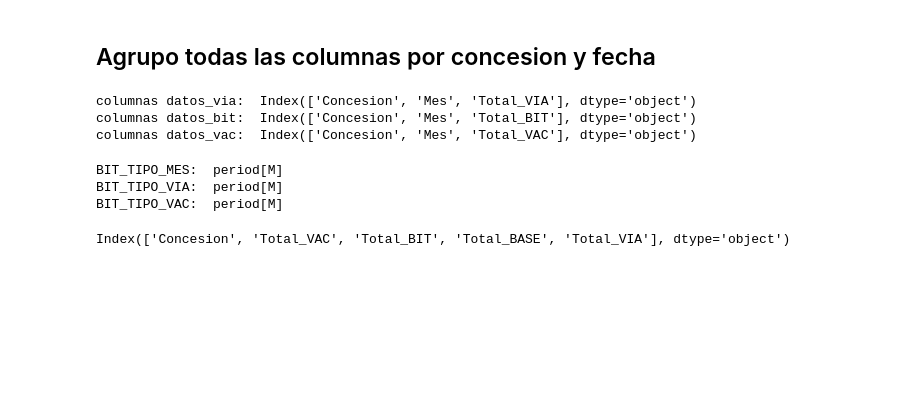
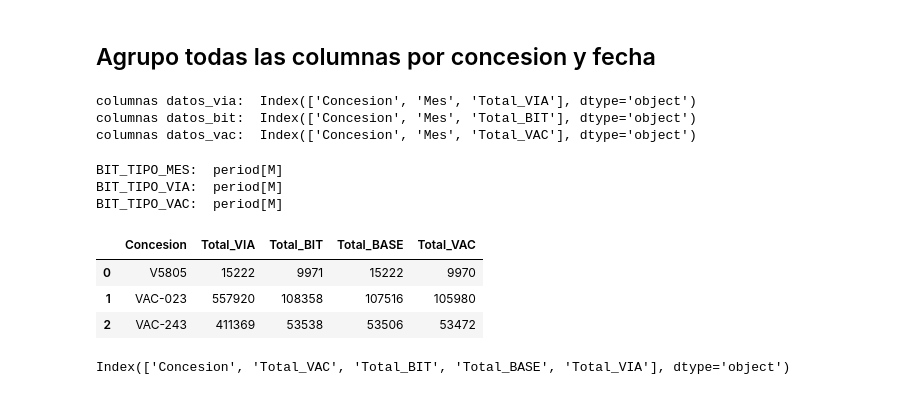
Before and after one commit to aprentix/CRTM_APP, a Jupyter notebook: logica_inicial_app/generar_lista_totales.ipynb, the cells around one changed output. Cells and saved outputs as stored; diff of their text form; code cells hidden in the pictures; blank space fills up the shorter version.

```diff
--- a/logica_inicial_app/generar_lista_totales.ipynb
+++ b/logica_inicial_app/generar_lista_totales.ipynb
@@ -413,6 +413,13 @@ lista_vacs_interurbano = ['V5805', 'VAC-023', 'VAC-051', 'VAC-063', 'VAC-082', '
 
 interurbanos_VAC = lista_totales_union_INTERURBANOS[lista_totales_union_INTERURBANOS['Concesion'].isin(lista_vacs_interurbano)]
 interurbanos_VCM = lista_totales_union_INTERURBANOS[~lista_totales_union_INTERURBANOS['Concesion'].isin(lista_vacs_interurbano)]
+# %%
+interurbanos_VAC = pd.merge(interurbanos_VAC, lista_totales_union_VACs, how="left")
+# %% [output]
+|  | Concesion | Total_VIA | Total_BIT | Total_BASE | Total_VAC |
+| 0 | V5805 | 15222 | 9971 | 15222 | 9970 |
+| 1 | VAC-023 | 557920 | 108358 | 107516 | 105980 |
+| 2 | VAC-243 | 411369 | 53538 | 53506 | 53472 |
 # %%
 lista_totales_union_VACs = lista_totales_union_VACs[(lista_totales_union_VACs.Concesion != "-") & (lista_totales_union_VACs.Concesion != "97")]
 # %%
```
Also changed, not shown: 3 other files.
